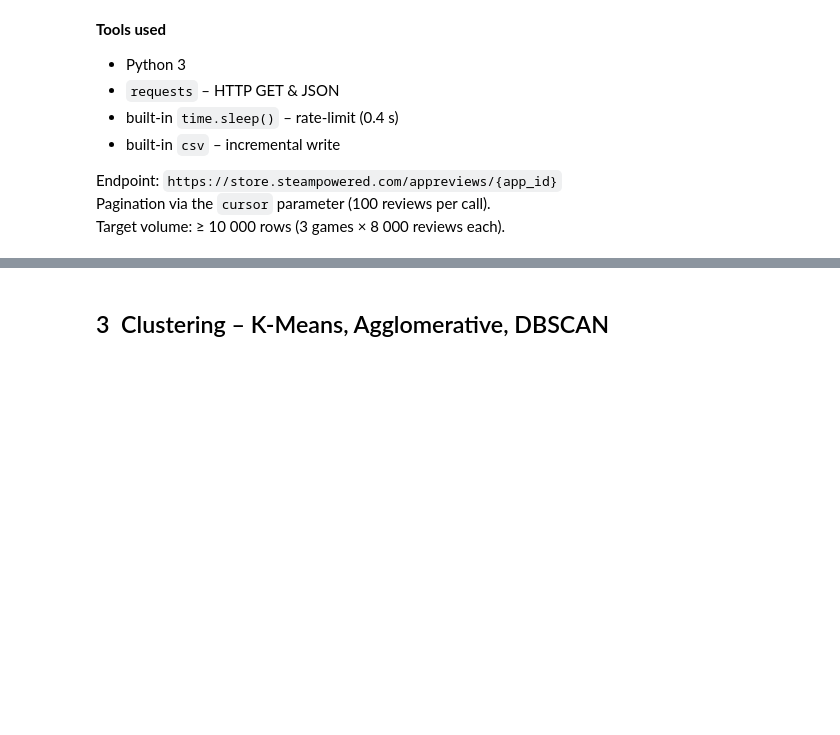
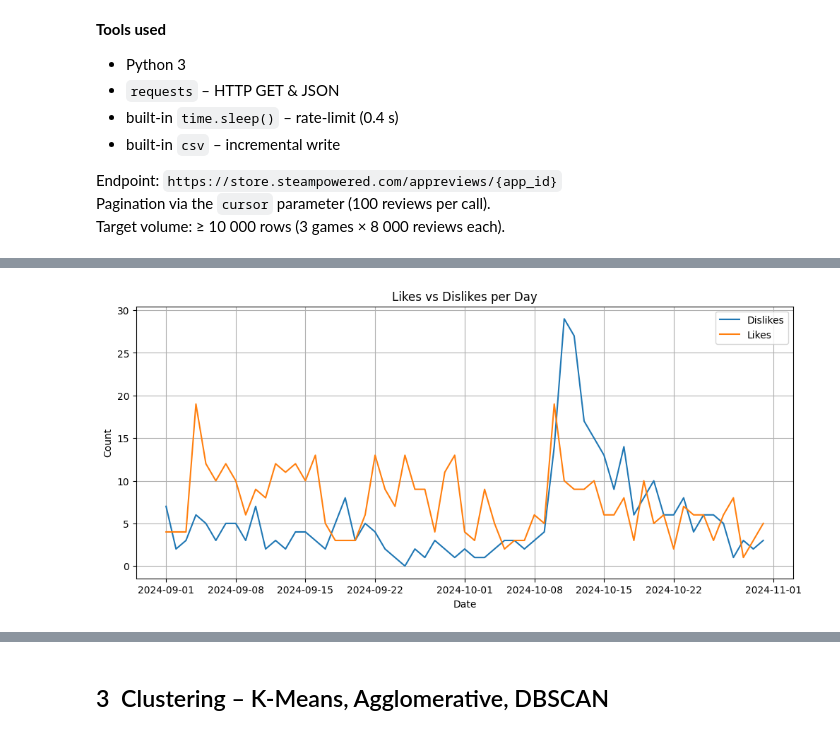
Before and after one commit to lior-benjman/DataSC-Essences, a Jupyter notebook: steam_full_pipeline.ipynb, the cells around one changed output, grey strips where cells are left out. Saved outputs shown, nothing was run; the diff lists cells and outputs as text; code cells hidden in the pictures; blank space fills up the shorter version.

```diff
--- a/steam_full_pipeline.ipynb
+++ b/steam_full_pipeline.ipynb
@@ -142,0 +158,17 @@ plt.show()
+# %%
+
+# Step 1: Grouping by day and label
+df_recent = df[(df["dt"] >= "2024-09-01") & (df["dt"] <= "2024-11-01")] # taking only recent relevant dates (3 months back)
+daily_counts = df.groupby([df_recent["dt"].dt.date, "thumbs_up"]).size().unstack(fill_value=0)
+
+# Step 3: Rename columns for clarity
+daily_counts.columns = ["Dislikes", "Likes"]  # because 0 = dislike, 1 = like
+
+# Step 4: Plot
+daily_counts.plot(kind="line", figsize=(12, 5), title="Likes vs Dislikes per Day")
+plt.xlabel("Date")
+plt.ylabel("Count")
+plt.grid(True)
+plt.show()
+# %% [output]
+[figure, added]
```
Also changed, not shown: parts of 30 cells of this notebook, 4 other files.
